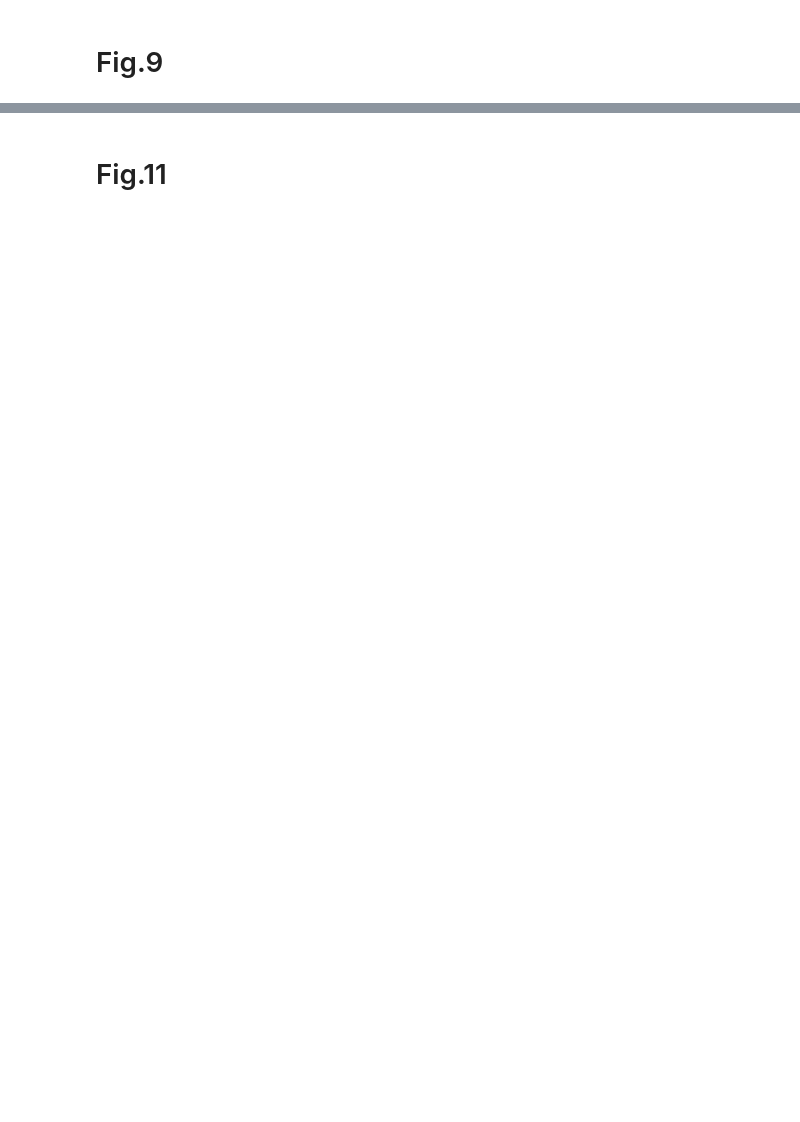
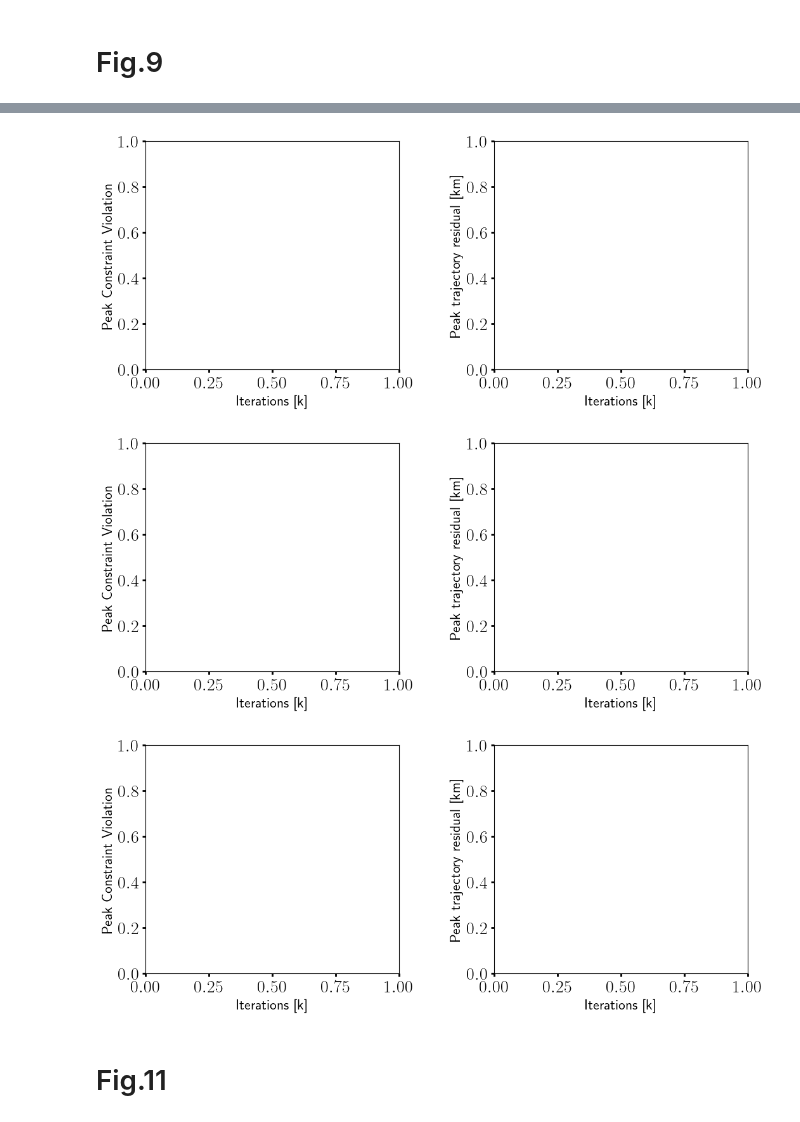
Before and after one commit to mceowen/trajopt, a Jupyter notebook: src/trajopt/examples/vtol1_entry_3dof/main_mc.ipynb, the cells around one changed output, grey strips where cells are left out. Saved outputs shown, nothing was run; the diff lists cells and outputs as text; code cells hidden in the pictures; blank space fills up the shorter version.

```diff
--- a/src/trajopt/examples/vtol1_entry_3dof/main_mc.ipynb
+++ b/src/trajopt/examples/vtol1_entry_3dof/main_mc.ipynb
@@ -526,3 +773,81 @@ dual_ineq
+# %%
+versions = ['base','methods'];
+if use_montecarlo: versions = versions + ['mc'];
+fignames = ['converge1','converge2.pdf','converge3.pdf'];
+
+for kk,version in enumerate(versions):
+
+    # grid = PLTS1.specGrid(typ='2x2');
+    fig = plt.figure(figsize=(10,4));
+    grid = {};
+    grid[(0,0)] = [0.05,0.05,0.4,0.9];
+    grid[(0,1)] = [0.6,0.05,0.4,0.9];
+    axs = PLTS1.createGrid(fig,grid = grid);
+
+    state_inds = [0,3,4,5] # replace with appropriate state indices
+    state_names = {0:'Altitude',1:'Velocity',2:'Flight Path Angle',3:'Heading'};
+
+    state_plot_inds = {0:(0,0),1:(0,1)}
+
+    titles = {}; ylabels = {};
+    titles[0] = ''; titles[1] = ''; titles[2] = ''; titles[3] = '';
+
+    ylabels[0] = 'Peak Constraint Violation';
+    ylabels[1] = 'Peak trajectory residual [km]';
+
+    if version == 'base':
+        scenarios = ['scenario1'];
+        methods = ['autotune'];
+        itrs = list(range(1000))[1:];
+        runs = [0];
+    if version == 'methods':
+        methods = ['standard','autotune']
+        runs = [0]; #list(range(1000));
+    if version == 'mc':
+        methods = ['standard','autotune']
+        runs = list(range(1000));
+
+    lgnd = 'Fig9'; PLTS1.dumpLegend(lgnd)
+
+    PENS['opt_weight']      = {'frgba':[.0,.0,.0,.1],'lrgba':[.0,.0,1.,1.],'lw':1,'ls':'-'  ,'msty':'o','msz':3};
+    PENS['opt_weight_0']    = {'frgba':[.0,.0,.0,.1],'lrgba':[.0,.0,1.,1.],'lw':1,'ls':'-'  ,'msty':'o','msz':3};
+    PENS['opt_weight_1']    = {'frgba':[.0,.0,.0,.1],'lrgba':[.2,.0,1.,1.],'lw':1,'ls':'-'  ,'msty':'o','msz':3};
+    PENS['opt_weight_2']    = {'frgba':[.0,.0,.0,.1],'lrgba':[.4,.0,1.,1.],'lw':1,'ls':'-'  ,'msty':'o','msz':3};
+    PENS['opt_weight_3']    = {'frgba':[.0,.0,.0,.1],'lrgba':[.6,.0,1.,1.],'lw':1,'ls':'-'  ,'msty':'o','msz':3};
+    PENS['opt_weight_4']    = {'frgba':[.0,.0,.0,.1],'lrgba':[.8,.0,1.,1.],'lw':1,'ls':'-'  ,'msty':'o','msz':3};
+    PENS['opt_weight_5']    = {'frgba':[.0,.0,.0,.1],'lrgba':[1.,.0,1.,1.],'lw':1,'ls':'-'  ,'msty':'o','msz':3};
+
+    tags = ['chk_feas_term','chk_feas_dyn'];
+    for method in methods:
+        for j,tag in enumerate(tags):
+            ax = axs[state_plot_inds[j]];
+            PLTS1.setCurrent({'scenarios':scenarios,'methods':[method],'runs':runs})
+
+            if version == 'base':
+                lenval = len(problem.method.subprob.iter_data)
+                ydat = [problem.method.subprob.iter_data[ii]['conv_data'][tag] for ii in range(lenval)[1:]];
+
+            #     params1 = {'label':method,'tinds':[-1],'y':(tag,sind),'iters':[1],'legend':lgnd,'dataloc':'convergence'};
+            #     PLTS1.addPlot2DIter(ax,pen=PENS['opt'] ,ins=params1);
+            # if version == 'methods': pass
+            # if version == 'mc': pass
+
+            params = {};
+            params['title'] = {'text':titles[j],'fontsize':20}
+            params['xlabel'] = {'label':'Iterations [k]','fontsize':16}
+            params['ylabel'] = {'label':ylabels[j],'fontsize':16}
+            params['ticks'] = {'labelsize':20,'width':2};
+            PLTS1.setParams(ax,params);
+            if j == 3: PLTS1.addLegend(ax,lgnd,ins={'fontsize':14,'loc':'best'});
+
+
+    if printfigs:
+        figname = figpath + fignames[kk]; #'bankangle1.pdf'
+        plt.savefig(figname,bbox_inches='tight',pad_inches = 0,transparent=transparentfigs);
+# %% [output]
+[figure, added]
+[figure, added]
+[figure, added]
 # %% [markdown]
 # Fig.11
 # %%
```
Also changed, not shown: parts of 45 cells of this notebook, 4 other files.
